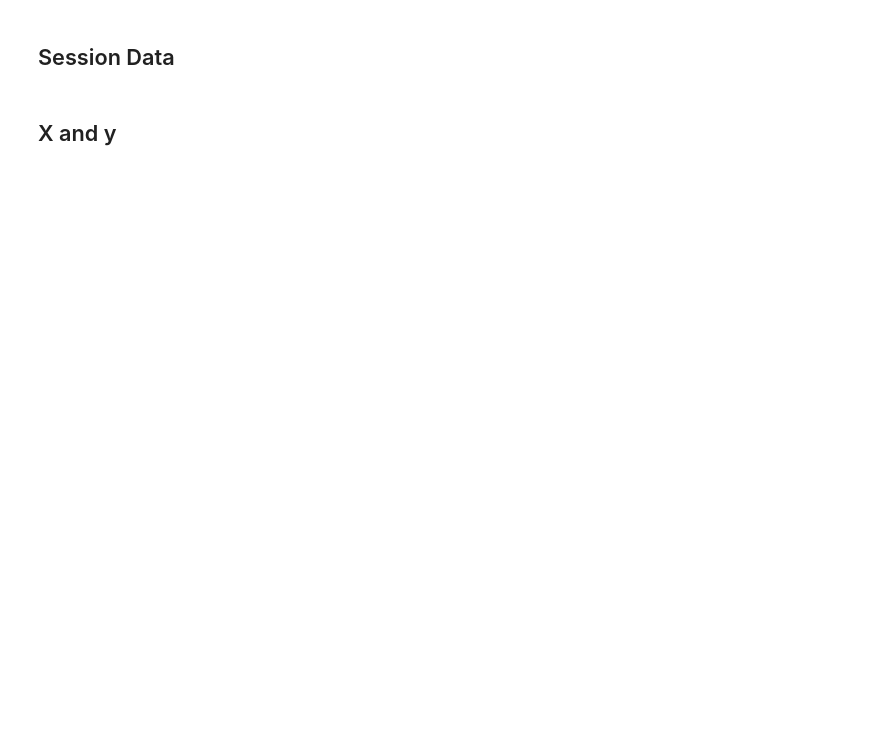
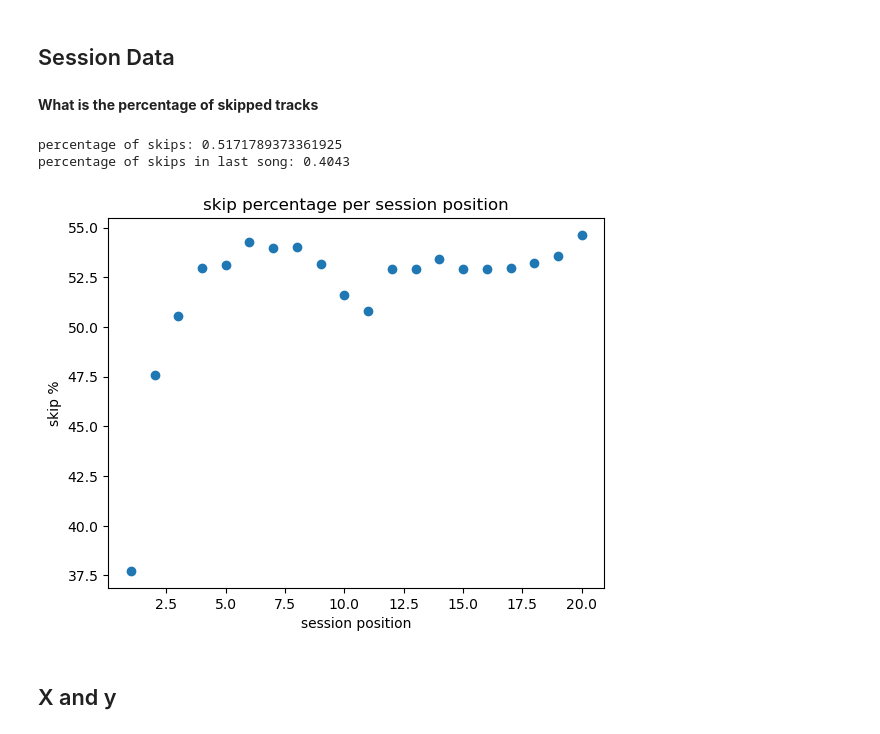
Before and after one commit to JasmijnB/skip-prediction, a Jupyter notebook: explore_data.ipynb, the cells around one changed output. Drawn from its saved outputs; the diff is of its cells as text; code cells hidden in the pictures; blank space fills up the shorter version.

```diff
--- a/explore_data.ipynb
+++ b/explore_data.ipynb
@@ -41,4 +35,33 @@ print(labels)
 # %% [markdown]
 ## Session Data
+# %% [markdown]
+**What is the percentage of skipped tracks**
+# %%
+session_data = pd.read_csv(SESSION_PATH)
+labels = session_data.columns.tolist()
+sessions = session_data.to_numpy()
+
+skip_true = session_data[session_data['skip_2'] == True]
+print(f'percentage of skips: {len(skip_true) / len(session_data["skip_2"])}')
+
+skip_true_last = skip_true[skip_true['session_position'] == skip_true['session_length']]
+last = session_data[session_data['session_position'] == session_data['session_length']]
+print(f'percentage of skips in last song: {len(skip_true_last) / len(last)}')
+
+p_skip = []
+session_range = 20
+for i in range(1, 21):
+    p = len(skip_true[skip_true['session_position'] == i]) / len(session_data[session_data['session_position'] == i])
+    p_skip.append(p * 100)
+
+plt.title('skip percentage per session position')
+plt.xlabel('session position')
+plt.ylabel('skip %')
+plt.scatter(range(1, 21), p_skip)
+plt.show()
+# %% [output]
+percentage of skips: 0.5171789373361925
+percentage of skips in last song: 0.4043
+[figure, added]
 # %% [markdown]
 ## X and y
```
Also changed, not shown: parts of 5 cells of this notebook, 14 other files.
